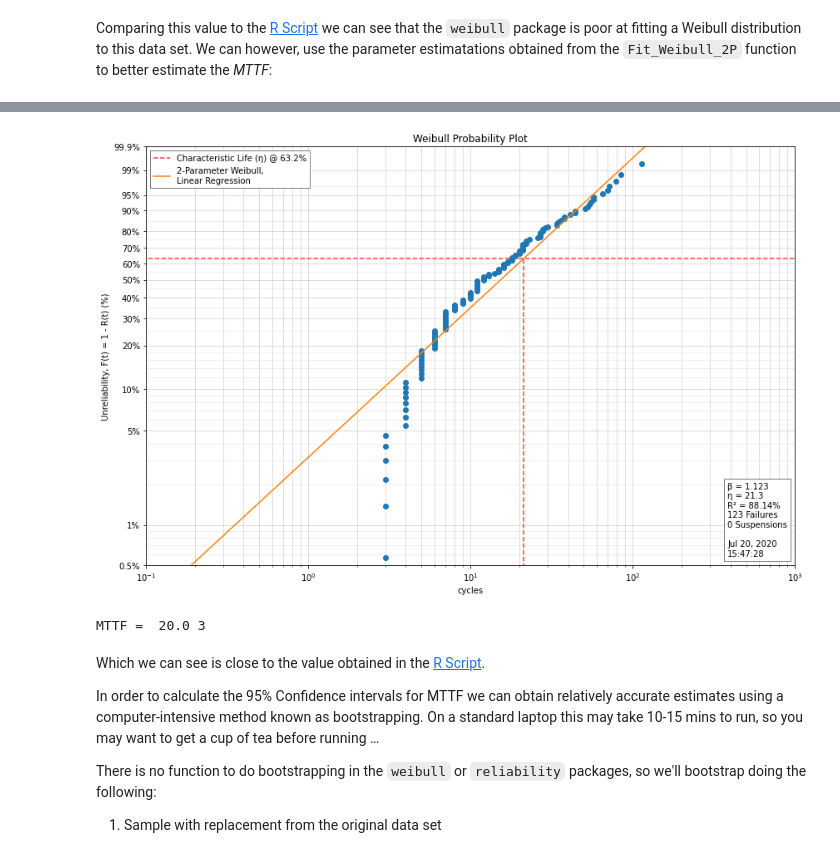
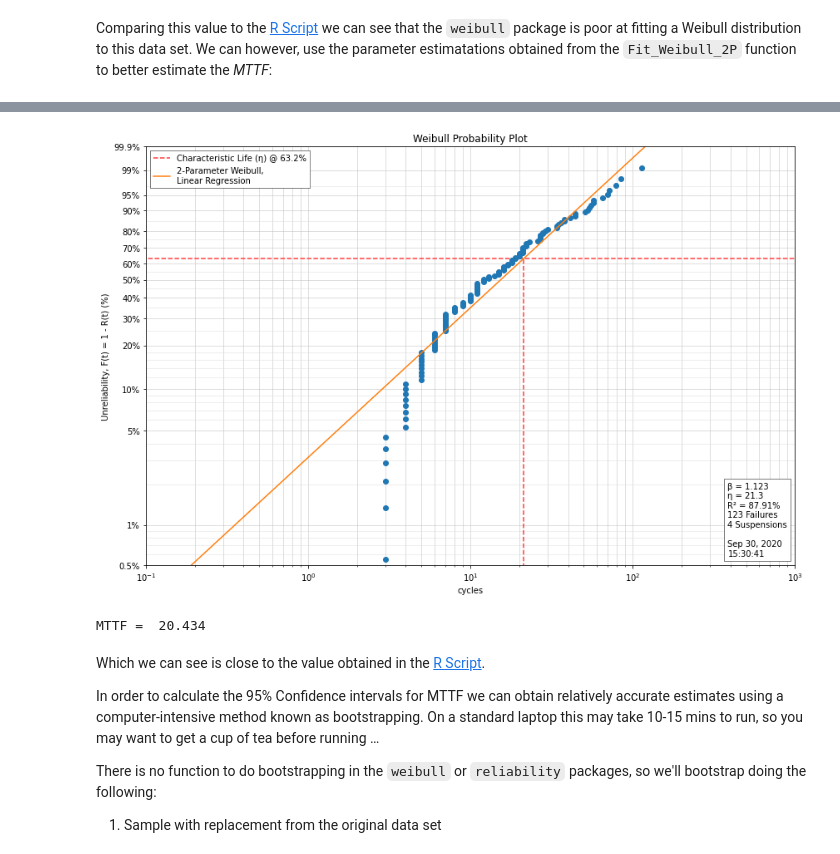
Before and after one commit to uwasystemhealth/weibull-python, a Jupyter notebook: weibull-python.ipynb, the cells around one changed output, grey strips where cells are left out. Cells and saved outputs as stored; diff of their text form; code cells hidden in the pictures.

```diff
--- a/weibull-python.ipynb
+++ b/weibull-python.ipynb
@@ -470 +474,4 @@ Next, we'll calculate the MTTF from the $\mathbb{E}[T]$ using $\hat{\beta}$ and
+# %%
+bools = [event == 0 for event in exa1['event']]
+times = exa1['time']
 # %%
@@ -482,7 +489,7 @@ MTTF =  17.109
 # %% [markdown]
 Comparing this value to the [R Script](https://systemhealthlab.com/research-tools/example-of-a-reliability-analysis-in-r/) we can see that the `weibull` package is poor at fitting a Weibull distribution to this data set. We can however, use the parameter estimatations obtained from the `Fit_Weibull_2P` function to better estimate the *MTTF*:
 # %%
-analysis = wb.Analysis(data=failure_times)
+analysis = wb.Analysis(data=times, suspended=bools)
 
 analysis.fit()
 
@@ -491,5 +498,5 @@ analysis.eta = wbfit.alpha
 
 analysis.probplot()
 
-print("MTTF = ", round(analysis.mttf),3)
+print("MTTF = ", round(analysis.mttf, 3))
 # %% [output]
@@ -497,5 +504,5 @@ WARNING:weibull.weibull:the maximum likelihood method is likely to yield better
-[figure, old version]
+[figure, new version]
-MTTF =  20.0 3
+MTTF =  20.434
 # %% [markdown]
 Which we can see is close to the value obtained in the [R Script](https://systemhealthlab.com/research-tools/example-of-a-reliability-analysis-in-r/).
 
```
Also changed, not shown: parts of 10 cells of this notebook.
